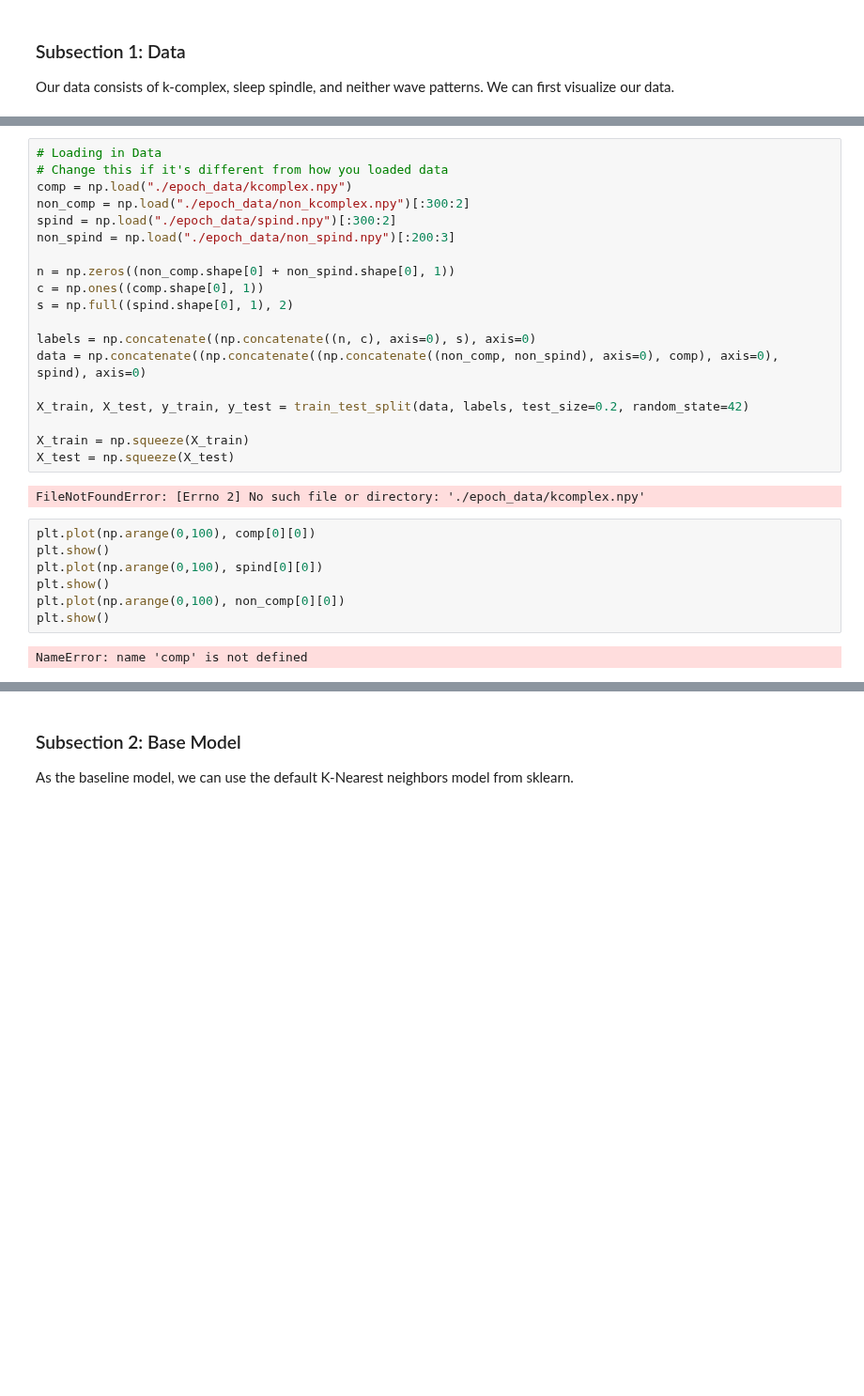
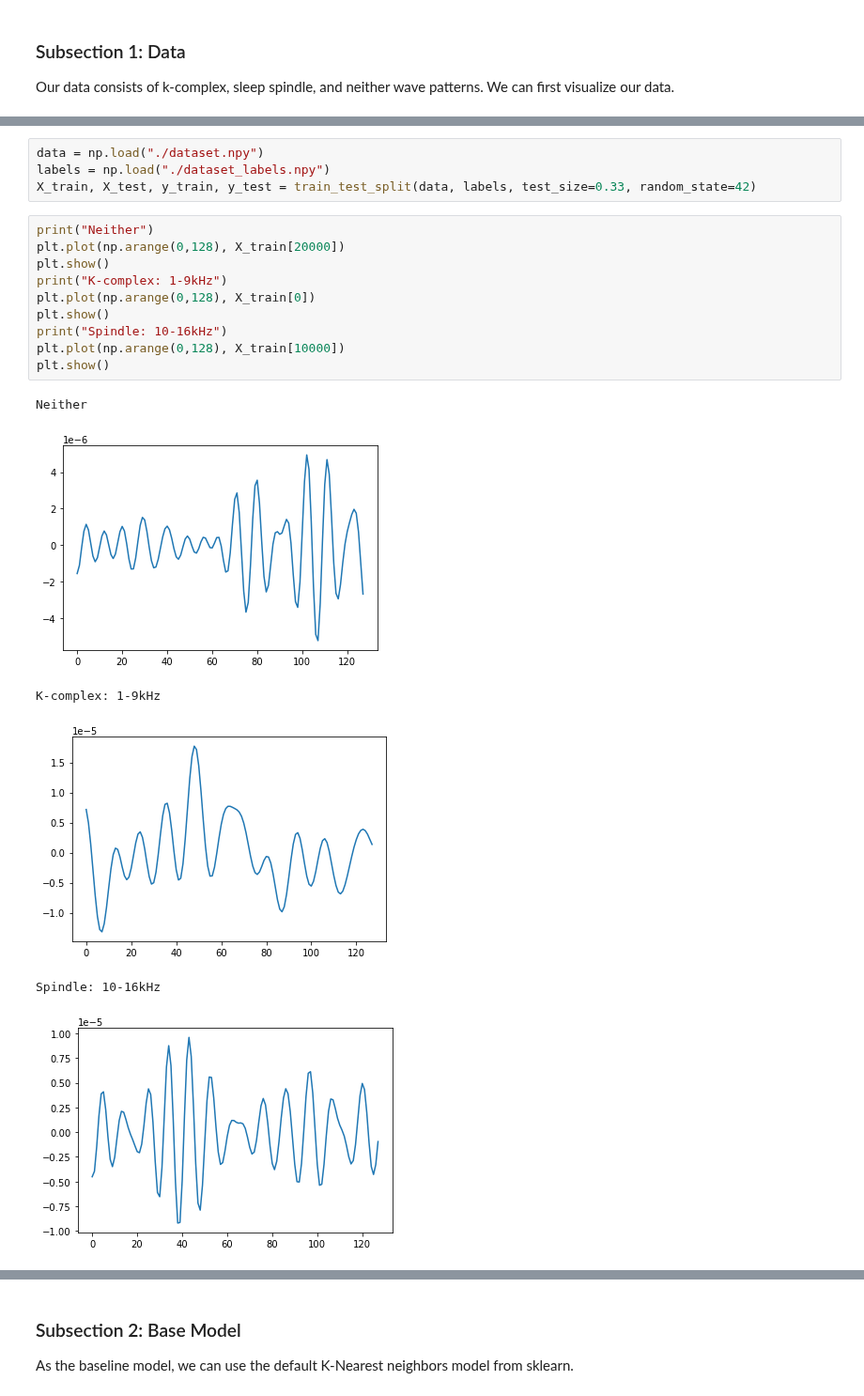
Before and after one commit to COGS118A/Group016-Sp22, a Jupyter notebook: FinalProject_group016.ipynb, the cells around one changed output, grey strips where cells are left out. Shown at 94% size. Cells and saved outputs as stored; diff of their text form; blank space fills up the shorter version.

```diff
--- a/FinalProject_group016.ipynb
+++ b/FinalProject_group016.ipynb
@@ -178,31 +171,22 @@ ModuleNotFoundError: No module named 'tensorflow'
-# %%
-# Loading in Data
-# Change this if it's different from how you loaded data
-comp = np.load("./epoch_data/kcomplex.npy")
-non_comp = np.load("./epoch_data/non_kcomplex.npy")[:300:2]
-spind = np.load("./epoch_data/spind.npy")[:300:2]
-non_spind = np.load("./epoch_data/non_spind.npy")[:200:3]
-
-n = np.zeros((non_comp.shape[0] + non_spind.shape[0], 1))
-c = np.ones((comp.shape[0], 1))
-s = np.full((spind.shape[0], 1), 2)
-
-labels = np.concatenate((np.concatenate((n, c), axis=0), s), axis=0)
-data = np.concatenate((np.concatenate((np.concatenate((non_comp, non_spind), axis=0), comp), axis=0), spind), axis=0)
-
-X_train, X_test, y_train, y_test = train_test_split(data, labels, test_size=0.2, random_state=42)
-
-X_train = np.squeeze(X_train)
-X_test = np.squeeze(X_test)
-# %% [output]
-FileNotFoundError: [Errno 2] No such file or directory: './epoch_data/kcomplex.npy'
-# %%
-plt.plot(np.arange(0,100), comp[0][0])
-plt.show()
-plt.plot(np.arange(0,100), spind[0][0])
-plt.show()
-plt.plot(np.arange(0,100), non_comp[0][0])
-plt.show()
-# %% [output]
-NameError: name 'comp' is not defined
+# %%
+data = np.load("./dataset.npy")
+labels = np.load("./dataset_labels.npy")
+X_train, X_test, y_train, y_test = train_test_split(data, labels, test_size=0.33, random_state=42)
+# %%
+print("Neither")
+plt.plot(np.arange(0,128), X_train[20000])
+plt.show()
+print("K-complex: 1-9kHz")
+plt.plot(np.arange(0,128), X_train[0])
+plt.show()
+print("Spindle: 10-16kHz")
+plt.plot(np.arange(0,128), X_train[10000])
+plt.show()
+# %% [output]
+Neither
+[figure, added]
+K-complex: 1-9kHz
+[figure, added]
+Spindle: 10-16kHz
+[figure, added]
 # %% [markdown]
```
Also changed, not shown: parts of 19 cells of this notebook.
